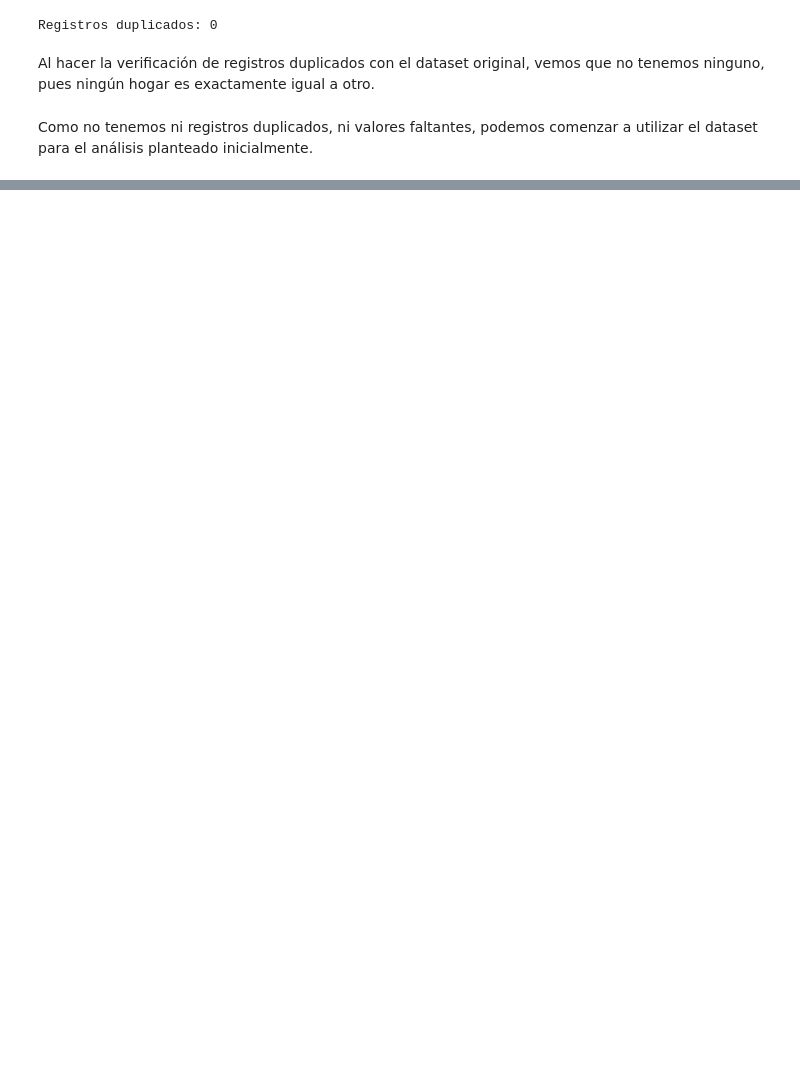
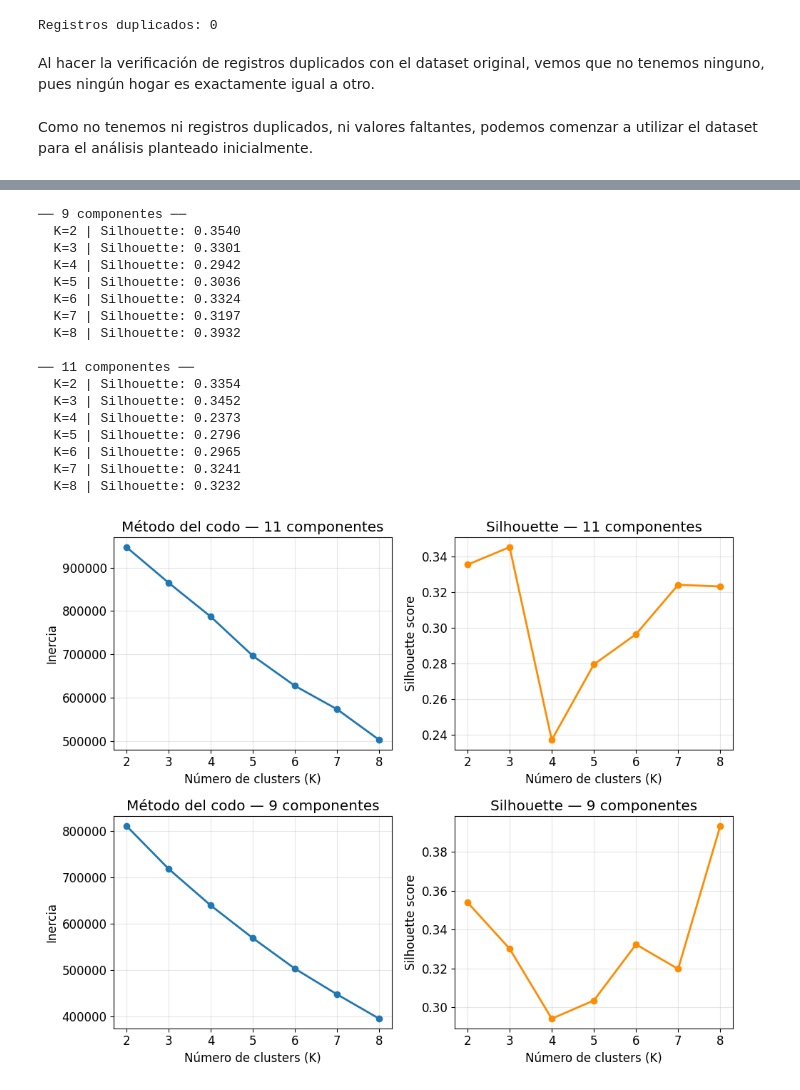
Before and after one commit to JohanAv1018/Proyecto-Final---Diplomado, a Jupyter notebook: Clustering_pobreza_multidimensional_Colombia.ipynb, the cells around one changed output, grey strips where cells are left out. Drawn from its saved outputs; the diff is of its cells as text; code cells hidden in the pictures; blank space fills up the shorter version.

```diff
--- a/Clustering_pobreza_multidimensional_Colombia.ipynb
+++ b/Clustering_pobreza_multidimensional_Colombia.ipynb
@@ -161,0 +293,64 @@ Como no tenemos ni registros duplicados, ni valores faltantes, podemos comenzar
+# %%
+ks = range(2, 9)
+resultados = []
+
+for nombre, X_red in [('9 componentes', pca_9), ('11 componentes', pca_11)]:
+    inercias = []
+    silhouettes = []
+
+    for k in ks:
+        km = KMeans(n_clusters=k, random_state=42, n_init=10)
+        labels = km.fit_predict(X_red)
+        inercias.append(km.inertia_)
+        sil = silhouette_score(X_red, labels, sample_size=10_000, random_state=42)
+        silhouettes.append(sil)
+        resultados.append({'Componentes': nombre, 'K': k,
+                           'Inercia': km.inertia_, 'Silhouette': sil})
+
+    print(f"\n── {nombre} ──")
+    for k, s in zip(ks, silhouettes):
+        print(f"  K={k} | Silhouette: {s:.4f}")
+
+# Visualización
+df_res = pd.DataFrame(resultados)
+
+fig, axes = plt.subplots(2, 2, figsize=(10, 8))
+
+for i, (nombre, grupo) in enumerate(df_res.groupby('Componentes')):
+
+    # Codo
+    axes[i, 0].plot(grupo['K'], grupo['Inercia'], marker='o', linewidth=2)
+    axes[i, 0].set_title(f"Método del codo — {nombre}")
+    axes[i, 0].set_xlabel("Número de clusters (K)")
+    axes[i, 0].set_ylabel("Inercia")
+    axes[i, 0].grid(alpha=0.3)
+
+    # Silhouette
+    axes[i, 1].plot(grupo['K'], grupo['Silhouette'],
+                      marker='o', linewidth=2, color='darkorange')
+    axes[i, 1].set_title(f"Silhouette — {nombre}")
+    axes[i, 1].set_xlabel("Número de clusters (K)")
+    axes[i, 1].set_ylabel("Silhouette score")
+    axes[i, 1].grid(alpha=0.3)
+
+plt.tight_layout()
+plt.show()
+# %% [output]
+── 9 componentes ──
+  K=2 | Silhouette: 0.3540
+  K=3 | Silhouette: 0.3301
+  K=4 | Silhouette: 0.2942
+  K=5 | Silhouette: 0.3036
+  K=6 | Silhouette: 0.3324
+  K=7 | Silhouette: 0.3197
+  K=8 | Silhouette: 0.3932
+
+── 11 componentes ──
+  K=2 | Silhouette: 0.3354
+  K=3 | Silhouette: 0.3452
+  K=4 | Silhouette: 0.2373
+  K=5 | Silhouette: 0.2796
+  K=6 | Silhouette: 0.2965
+  K=7 | Silhouette: 0.3241
+  K=8 | Silhouette: 0.3232
+[figure, added]
```
Also changed, not shown: parts of 33 cells of this notebook.
